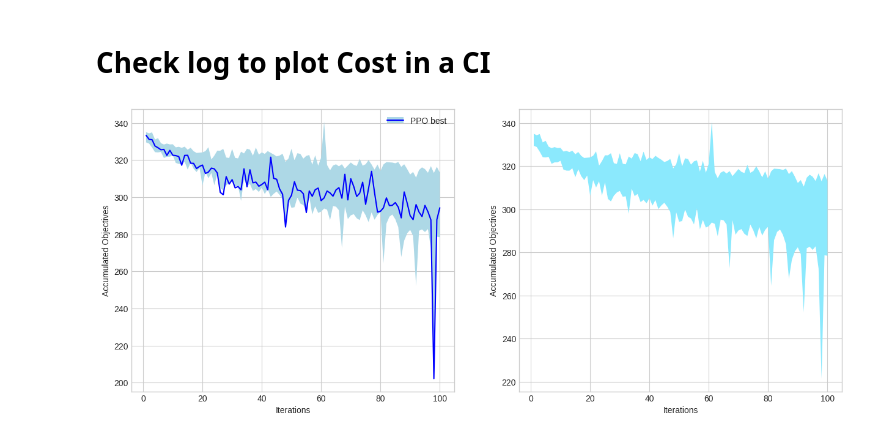
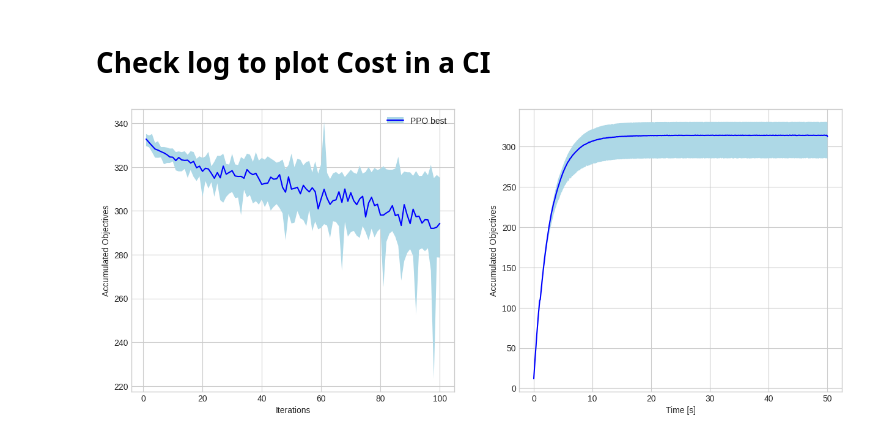
Before and after one commit to thd-research/regelum-playground, a Jupyter notebook: notebooks/check_log_and_compare_objective.ipynb, the cells around one changed output. Saved outputs shown, nothing was run; the diff lists cells and outputs as text; code cells hidden in the pictures.

Commit message:
add confident interval learning curve and accum over time

```diff
--- a/notebooks/check_log_and_compare_objective.ipynb
+++ b/notebooks/check_log_and_compare_objective.ipynb
@@ -317,20 +360,28 @@ ppo_df = get_df_from_datetime_range(start_datetime_str, end_datetime_str, date_f
 # %%
 %matplotlib inline
 
 plt.clf()
 fig, ax = plt.subplots(1, 2, figsize=(15, 6))
 plt.style.use("seaborn-v0_8-whitegrid")
 
 p1 = plot_cost_ic_learning_curve(ppo_df, ax[0], color="lightblue")
-p2 = plot_cost_best_learning_curve(ppo_df, ax[0], color="blue")
-
-plot_cost_ic_learning_curve(ppo_df, ax[1])
+p2 = plot_cost_median_learning_curve(ppo_df, ax[0], color="blue")
 
 legend_info = {
     "PPO best": (p1, p2)
 }
 
 ax[0].legend(legend_info.values(),
              legend_info.keys())
+
+p1 = plot_accum_cost_ic(ppo_df, ax[1], color="lightblue")
+p2 = plot_accum_cost_median(ppo_df, ax[1], color="blue")
+
+legend_info = {
+    "PPO best": (p1, p2)
+}
+
+ax[0].legend(legend_info.values(),
+             legend_info.keys())
 # %% [output]
-[figure, old version]
+[figure, new version]
```
Also changed, not shown: parts of 1 cell of this notebook.
